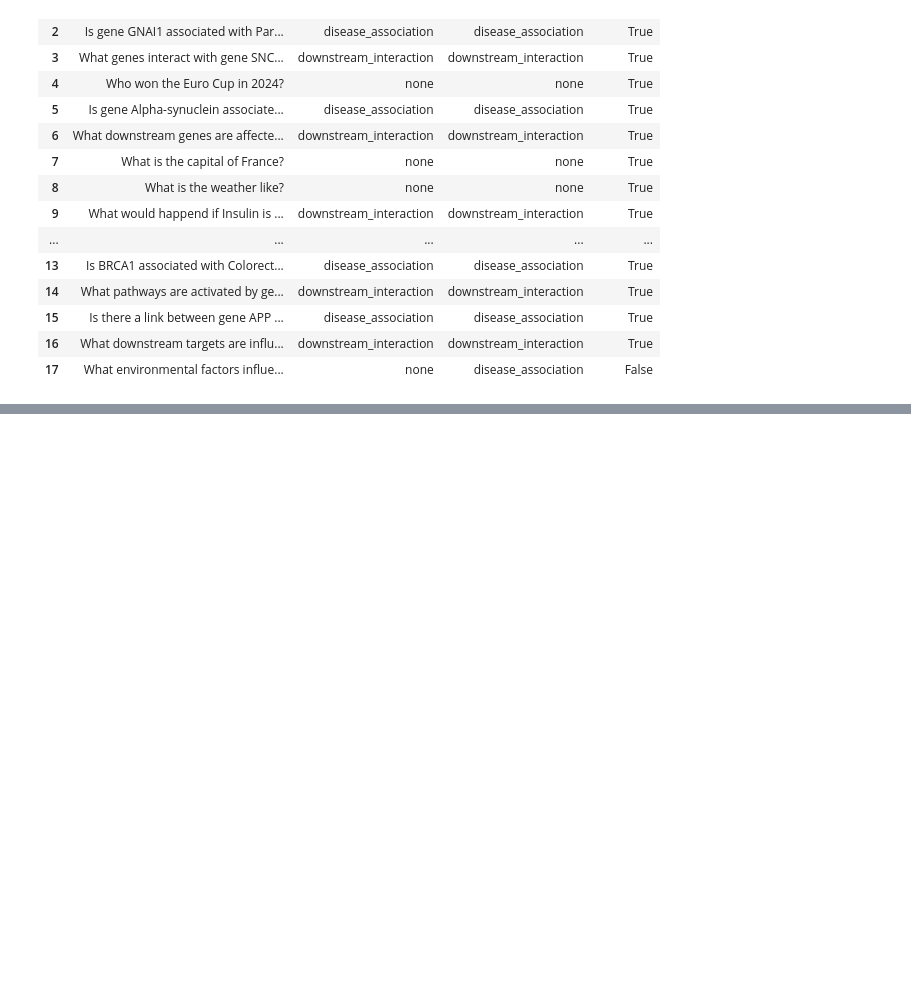
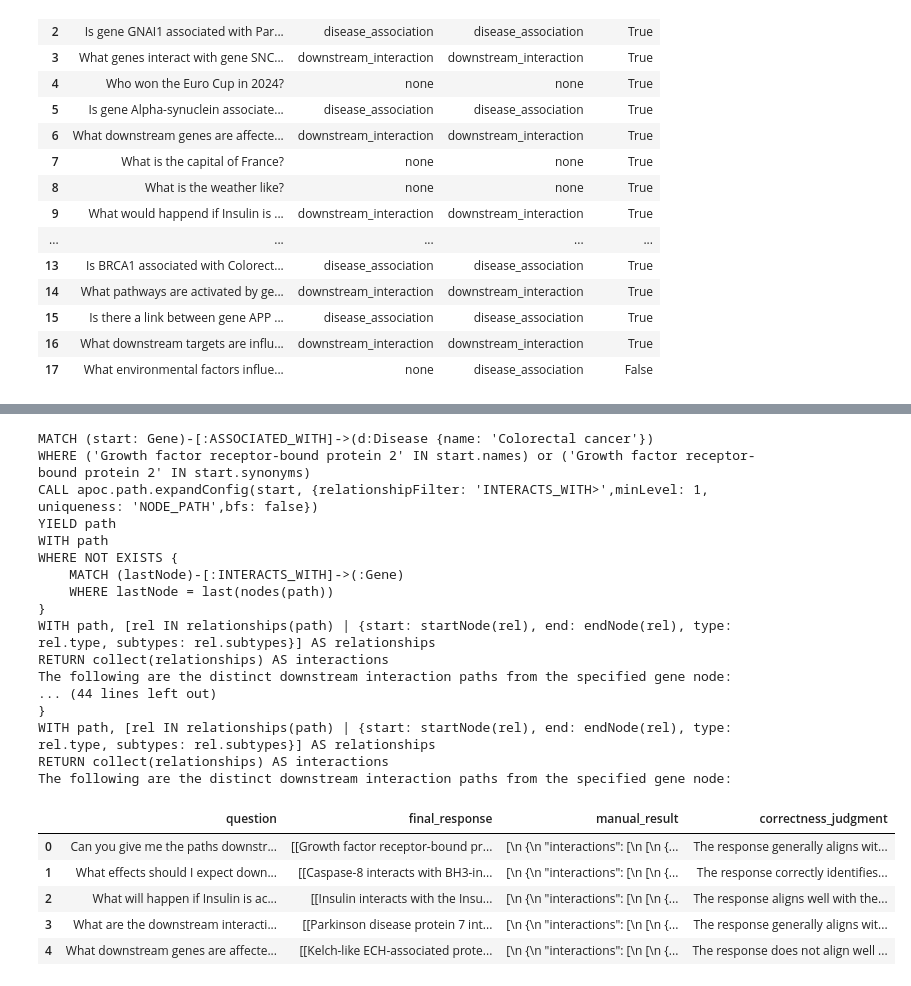
Before and after one commit to evangelosroutis/hypothesis-generation, a Jupyter notebook: demo.ipynb, the cells around one changed output, grey strips where cells are left out. Saved outputs shown, nothing was run; the diff lists cells and outputs as text; code cells hidden in the pictures; blank space fills up the shorter version.

```diff
--- a/demo.ipynb
+++ b/demo.ipynb
@@ -2083 +2082,45 @@ Disease Association Evaluation:
 | 4 | Is gene GNAI1 associated with Par... | Yes, GNAI1, also known as 'Guanin... | [\n {\n "gene_names": [\n "Guanin... | Yes, the response is correct and ... |
+# %%
+# Load the datasets from JSON files
+downstream_interactions_dataset = load_json('evaluation_datasets/downstream_interaction_dataset.json')
+
+# Example usage
+config_path = 'config.yaml'
+custom_agent = CustomAgent(uri, user, password, api_key, config_path)
+
+# Evaluate disease associations
+downstream_evaluation_df = evaluate_final_response(custom_agent, downstream_interactions_dataset,'downstream_interaction')
+
+# Set pandas display options to show all content
+pd.set_option('display.max_colwidth', None)
+pd.set_option('display.max_columns', None)
+
+pd.set_option('display.expand_frame_repr', False)
+
+
+
+downstream_evaluation_df
+# %% [output]
+MATCH (start: Gene)-[:ASSOCIATED_WITH]->(d:Disease {name: 'Colorectal cancer'})
+WHERE ('Growth factor receptor-bound protein 2' IN start.names) or ('Growth factor receptor-bound protein 2' IN start.synonyms)
+CALL apoc.path.expandConfig(start, {relationshipFilter: 'INTERACTS_WITH>',minLevel: 1, uniqueness: 'NODE_PATH',bfs: false})
+YIELD path
+WITH path
+WHERE NOT EXISTS {
+    MATCH (lastNode)-[:INTERACTS_WITH]->(:Gene)
+    WHERE lastNode = last(nodes(path))
+}
+WITH path, [rel IN relationships(path) | {start: startNode(rel), end: endNode(rel), type: rel.type, subtypes: rel.subtypes}] AS relationships
+RETURN collect(relationships) AS interactions
+The following are the distinct downstream interaction paths from the specified gene node:
+... (44 lines left out)
+}
+WITH path, [rel IN relationships(path) | {start: startNode(rel), end: endNode(rel), type: rel.type, subtypes: rel.subtypes}] AS relationships
+RETURN collect(relationships) AS interactions
+The following are the distinct downstream interaction paths from the specified gene node:
+|  | question | final_response | manual_result | correctness_judgment |
+| 0 | Can you give me the paths downstr... | [[Growth factor receptor-bound pr... | [\n {\n "interactions": [\n [\n {... | The response generally aligns wit... |
+| 1 | What effects should I expect down... | [[Caspase-8 interacts with BH3-in... | [\n {\n "interactions": [\n [\n {... | The response correctly identifies... |
+| 2 | What will happen if Insulin is ac... | [[Insulin interacts with the Insu... | [\n {\n "interactions": [\n [\n {... | The response aligns well with the... |
+| 3 | What are the downstream interacti... | [[Parkinson disease protein 7 int... | [\n {\n "interactions": [\n [\n {... | The response generally aligns wit... |
+| 4 | What downstream genes are affecte... | [[Kelch-like ECH-associated prote... | [\n {\n "interactions": [\n [\n {... | The response does not align well ... |
```
Also changed, not shown: parts of 1 cell of this notebook, 1 other file.
